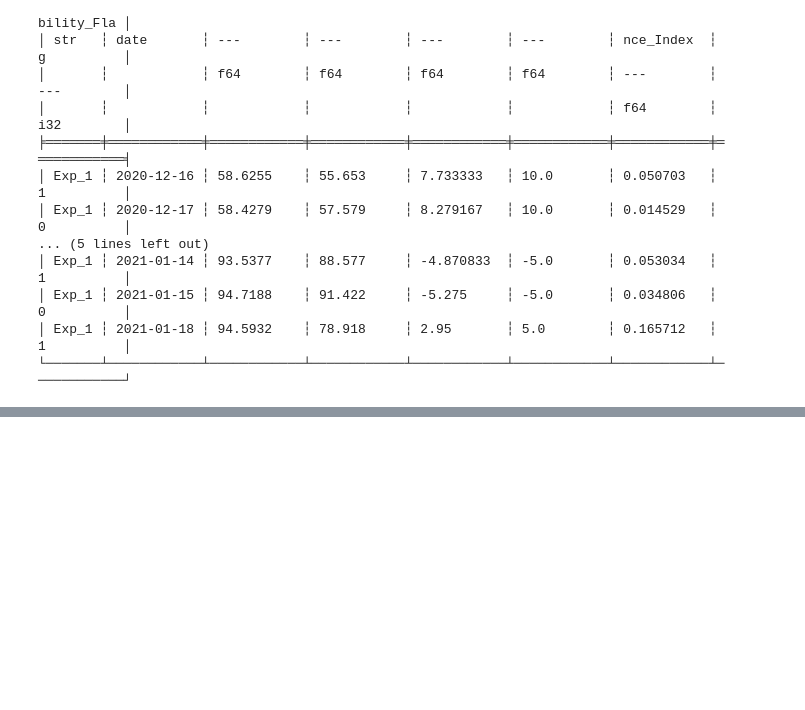
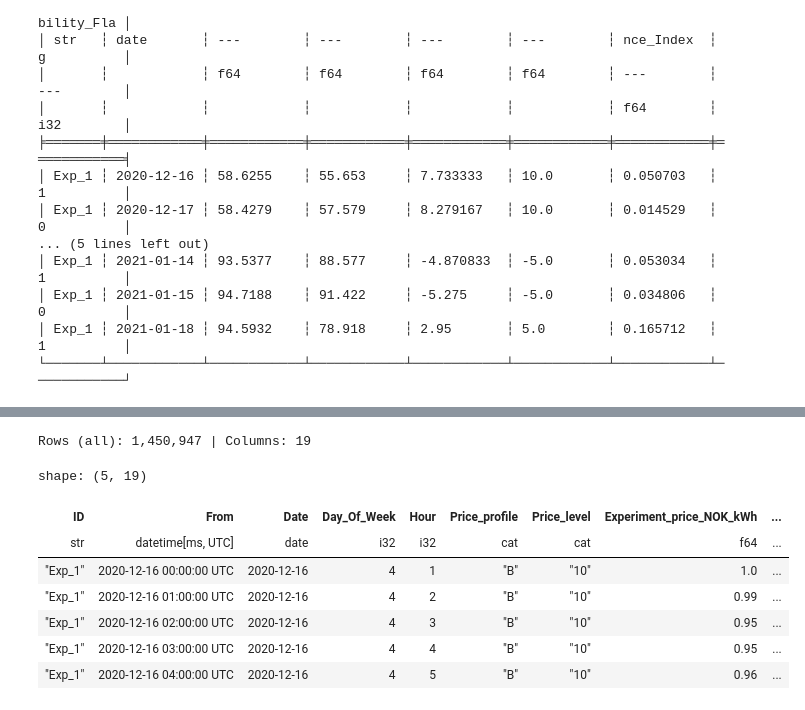
Before and after one commit to MartinOmasta/team_omega, a Jupyter notebook: notebooks/03_preprocessing_and_leakage_prevention.ipynb, the cells around one changed output, grey strips where cells are left out. Cells and saved outputs as stored; diff of their text form; code cells hidden in the pictures; blank space fills up the shorter version.

```diff
--- a/notebooks/03_preprocessing_and_leakage_prevention.ipynb
+++ b/notebooks/03_preprocessing_and_leakage_prevention.ipynb
@@ -521,0 +539,25 @@ shape: (10, 8)
+# %%
+# drop columns that are not useful or detrimental to our machine learning models
+# Team Omega will test with E_base_peak not in the dataset, and with it avaialble - and measure for noise
+cols_to_drop = ["Is_Weekend",
+                "Is_Zero",
+                "E_actual_peak",
+                "Prior_240h_Obs_Count",
+                "Demand_kWh",
+                "E_base_peak",
+                "Region",
+]
+df_fpi_hourly_experiment_columns_removed = df_fpi_hourly_experiment.drop(cols_to_drop)#, strict=False) # strict=False lets us remove future columns without re-running the whole notebook
+with pl.Config(tbl_cols=-1, tbl_width_chars=-1):
+    print(f"Rows (all): {df_fpi_hourly_experiment_columns_removed.height:,} | Columns: {df_fpi_hourly_experiment_columns_removed.width}")
+    display(df_fpi_hourly_experiment_columns_removed.head())
+# %% [output]
+Rows (all): 1,450,947 | Columns: 19
+shape: (5, 19)
+| ID | From | Date | Day_Of_Week | Hour | Price_profile | Price_level | Experiment_price_NOK_kWh | ... |
+| str | datetime[ms, UTC] | date | i32 | i32 | cat | cat | f64 | ... |
+| "Exp_1" | 2020-12-16 00:00:00 UTC | 2020-12-16 | 4 | 1 | "B" | "10" | 1.0 | ... |
+| "Exp_1" | 2020-12-16 01:00:00 UTC | 2020-12-16 | 4 | 2 | "B" | "10" | 0.99 | ... |
+| "Exp_1" | 2020-12-16 02:00:00 UTC | 2020-12-16 | 4 | 3 | "B" | "10" | 0.95 | ... |
+| "Exp_1" | 2020-12-16 03:00:00 UTC | 2020-12-16 | 4 | 4 | "B" | "10" | 0.95 | ... |
+| "Exp_1" | 2020-12-16 04:00:00 UTC | 2020-12-16 | 4 | 5 | "B" | "10" | 0.96 | ... |
```
Also changed, not shown: parts of 9 cells of this notebook.
